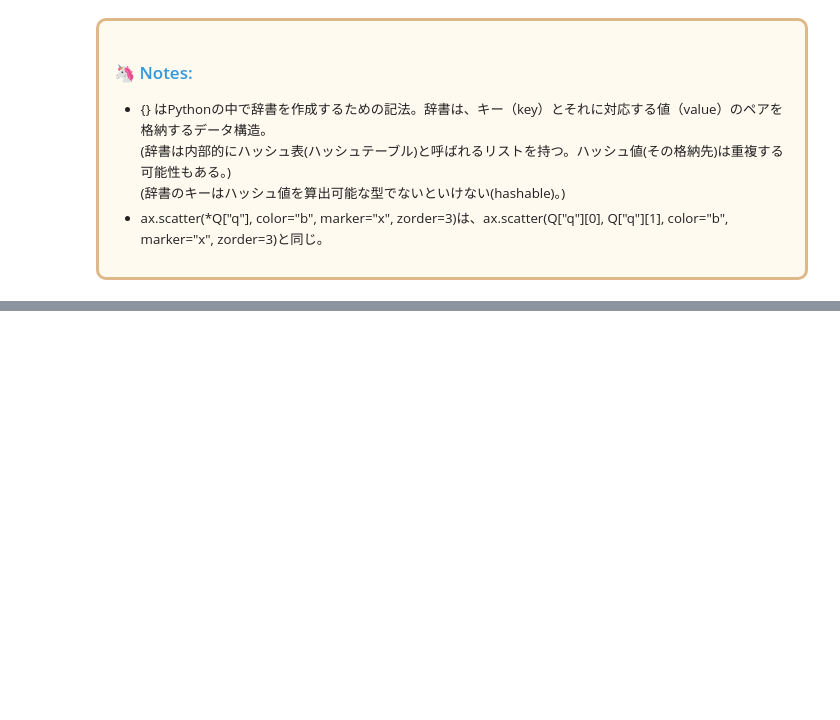
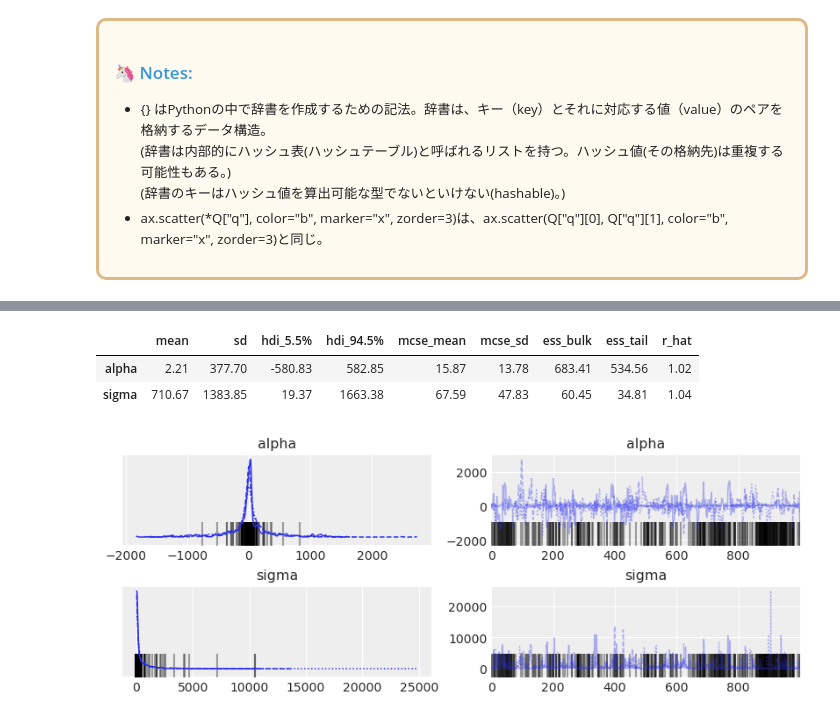
Before and after one commit to styuk/Bayes-Python, a Jupyter notebook: chapter9/chapter9.ipynb, the cells around one changed output, grey strips where cells are left out. Cells and saved outputs as stored; diff of their text form; code cells hidden in the pictures; blank space fills up the shorter version.

```diff
--- a/chapter9/chapter9.ipynb
+++ b/chapter9/chapter9.ipynb
@@ -272,0 +330,12 @@ for L, ax in zip([11, 28], axs):
+# %%
+y = np.array([-1, 1])
+
+with pm.Model() as m_9_2:
+    alpha = pm.Normal("alpha", 0, 1000)
+
+    mu = alpha
+    sigma = pm.Exponential("sigma", 0.0001)
+
+    yp = pm.Normal("y", mu, sigma, observed=y)
+
+    m_9_2_trace = pm.sample(chains=3)
@@ -272,0 +349,11 @@ for L, ax in zip([11, 28], axs):
+# %%
+az.summary(m_9_2_trace, round_to=2)
+# %% [output]
+|  | mean | sd | hdi_5.5% | hdi_94.5% | mcse_mean | mcse_sd | ess_bulk | ess_tail | r_hat |
+| alpha | 2.21 | 377.70 | -580.83 | 582.85 | 15.87 | 13.78 | 683.41 | 534.56 | 1.02 |
+| sigma | 710.67 | 1383.85 | 19.37 | 1663.38 | 67.59 | 47.83 | 60.45 | 34.81 | 1.04 |
+# %%
+# FIg 9.9(上図)
+az.plot_trace(m_9_2_trace, figsize=[8, 3]);
+# %% [output]
+[figure, added]
```
Also changed, not shown: parts of 16 cells of this notebook.
